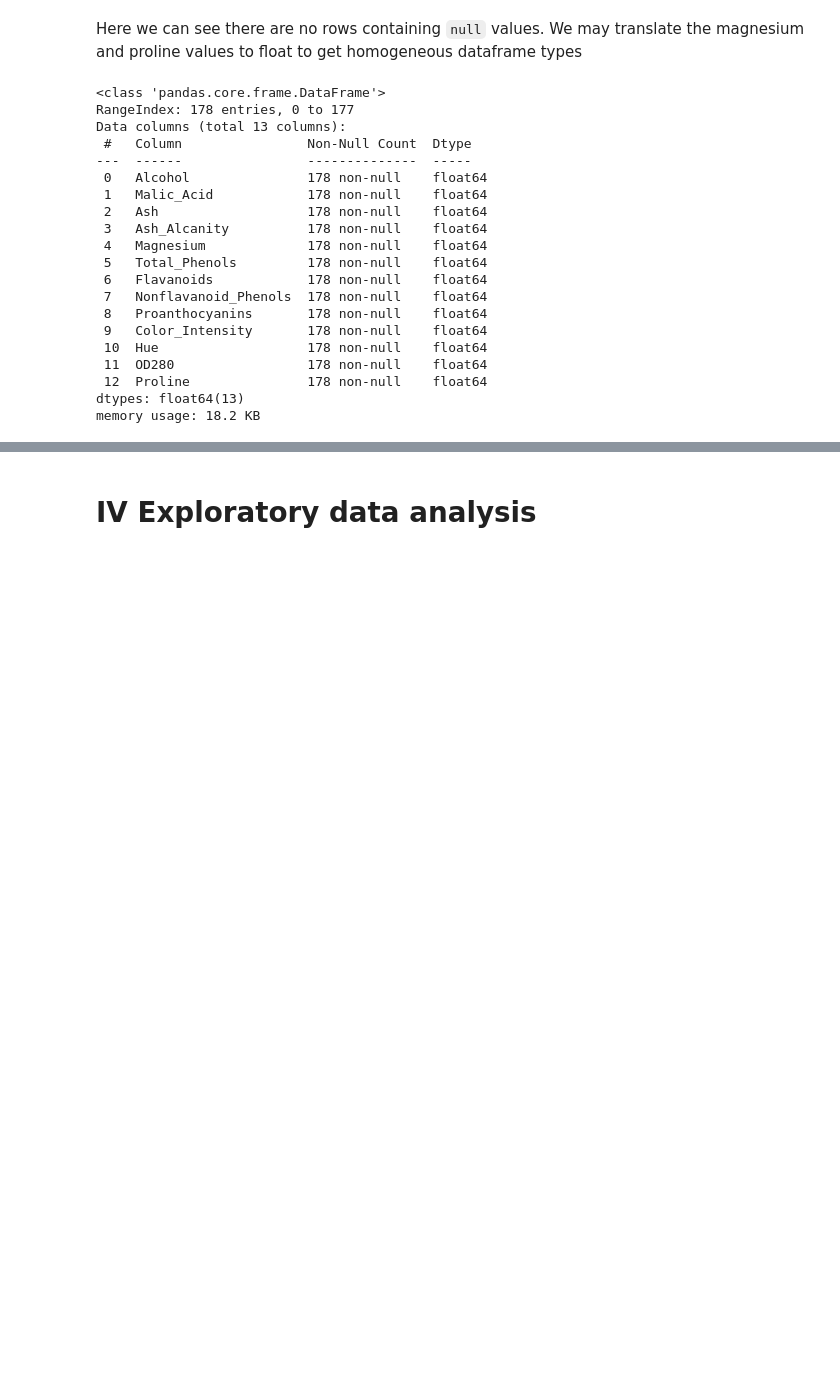
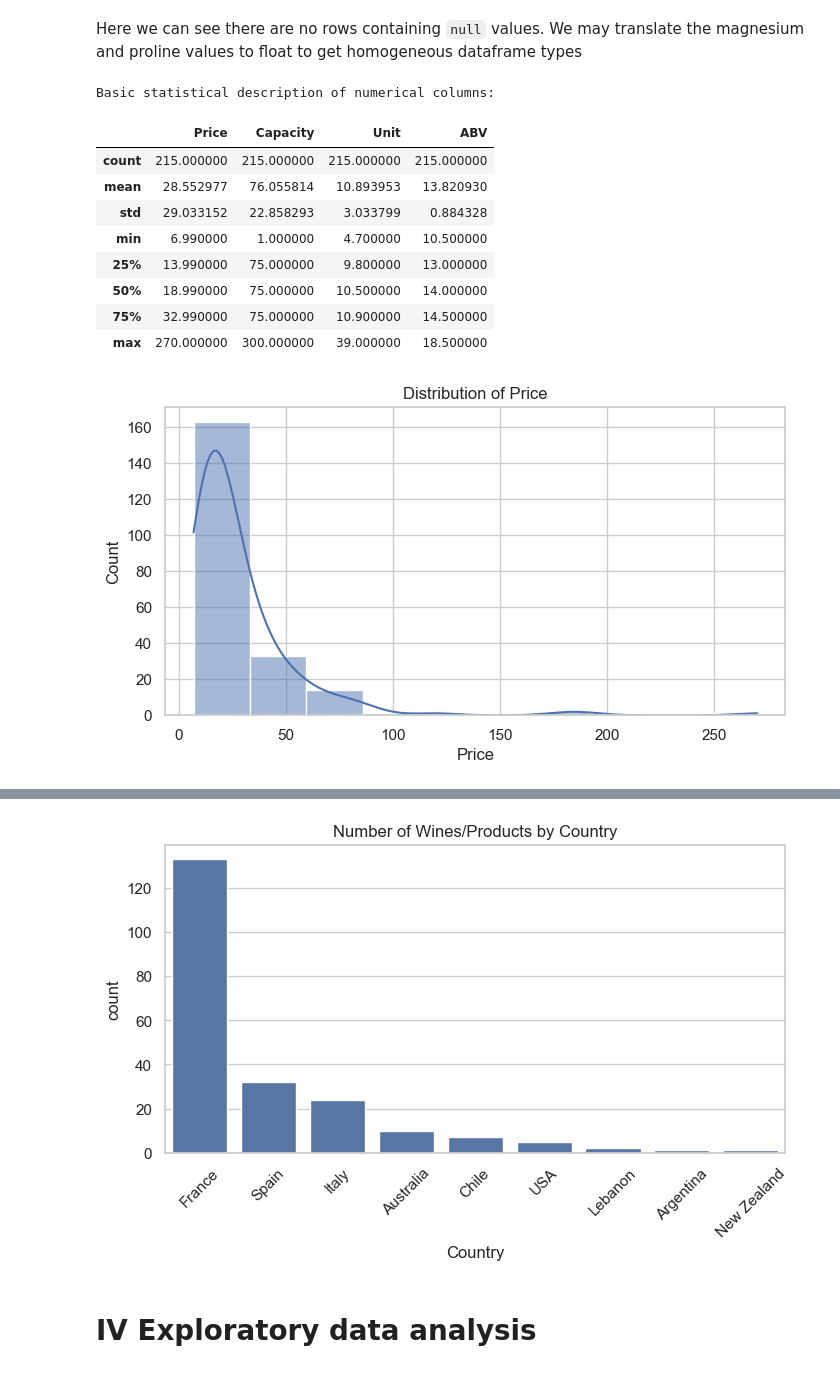
Before and after one commit to Kaboufl/MachineLearning, a Jupyter notebook: wineML.ipynb, the cells around one changed output, grey strips where cells are left out. Saved outputs shown, nothing was run; the diff lists cells and outputs as text; code cells hidden in the pictures; blank space fills up the shorter version.

```diff
--- a/wineML.ipynb
+++ b/wineML.ipynb
@@ -82,28 +104,42 @@ memory usage: 18.2 KB
 # %% [markdown]
 Here we can see there are no rows containing `null` values. We may translate the magnesium and proline values to float to get homogeneous dataframe types
-# %%
-# Transform the int columns into float columns
-df['Magnesium'] = df['Magnesium'].astype(float)
-df['Proline'] = df['Proline'].astype(float)
-df.info()
-# %% [output]
-<class 'pandas.core.frame.DataFrame'>
-RangeIndex: 178 entries, 0 to 177
-Data columns (total 13 columns):
- #   Column                Non-Null Count  Dtype
----  ------                --------------  -----
- 0   Alcohol               178 non-null    float64
- 1   Malic_Acid            178 non-null    float64
- 2   Ash                   178 non-null    float64
- 3   Ash_Alcanity          178 non-null    float64
- 4   Magnesium             178 non-null    float64
- 5   Total_Phenols         178 non-null    float64
- 6   Flavanoids            178 non-null    float64
- 7   Nonflavanoid_Phenols  178 non-null    float64
- 8   Proanthocyanins       178 non-null    float64
- 9   Color_Intensity       178 non-null    float64
- 10  Hue                   178 non-null    float64
- 11  OD280                 178 non-null    float64
- 12  Proline               178 non-null    float64
-dtypes: float64(13)
-memory usage: 18.2 KB
+# %%
+# ==============================
+# Cellule 4 : EXPLORATION ET ANALYSE (EDA)
+# ==============================
+# Comments must be in English
+
+# Let's do some basic statistical analysis
+print("Basic statistical description of numerical columns:")
+display(df.describe())
+
+# Let's look at distribution of Price
+plt.figure(figsize=(8,4))
+sns.histplot(df['Price'], bins=10, kde=True)
+plt.title("Distribution of Price")
+plt.show()
+
+# We can also look at ABV vs Price
+plt.figure(figsize=(6,6))
+sns.scatterplot(x='ABV', y='Price', data=df)
+plt.title("ABV vs Price")
+plt.show()
+
+# Quick look at the number of products per country
+plt.figure(figsize=(8,4))
+sns.countplot(x='Country', data=df, order=df['Country'].value_counts().index)
+plt.title("Number of Wines/Products by Country")
+plt.xticks(rotation=45)
+plt.show()
+# %% [output]
+Basic statistical description of numerical columns:
+|  | Price | Capacity | Unit | ABV |
+| count | 215.000000 | 215.000000 | 215.000000 | 215.000000 |
+| mean | 28.552977 | 76.055814 | 10.893953 | 13.820930 |
+| std | 29.033152 | 22.858293 | 3.033799 | 0.884328 |
+| min | 6.990000 | 1.000000 | 4.700000 | 10.500000 |
+| 25% | 13.990000 | 75.000000 | 9.800000 | 13.000000 |
+| 50% | 18.990000 | 75.000000 | 10.500000 | 14.000000 |
+| 75% | 32.990000 | 75.000000 | 10.900000 | 14.500000 |
+| max | 270.000000 | 300.000000 | 39.000000 | 18.500000 |
+[figure, added]
@@ -110,2 +147,3 @@ memory usage: 18.2 KB
+[figure, added]
 # %% [markdown]
 # IV Exploratory data analysis
```
Also changed, not shown: parts of 13 cells of this notebook, 3 other files.
